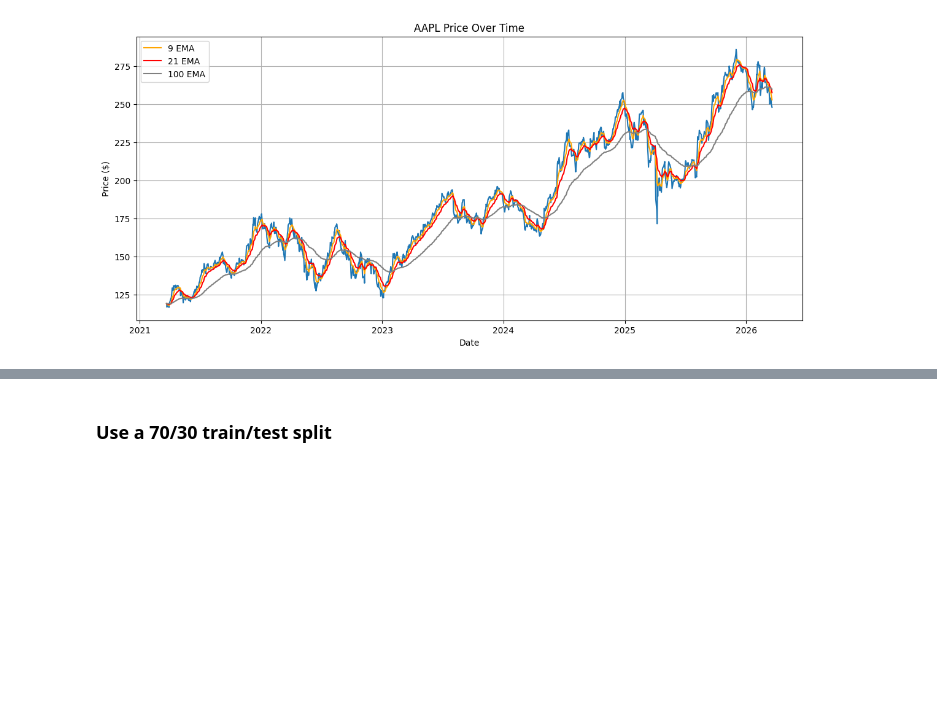
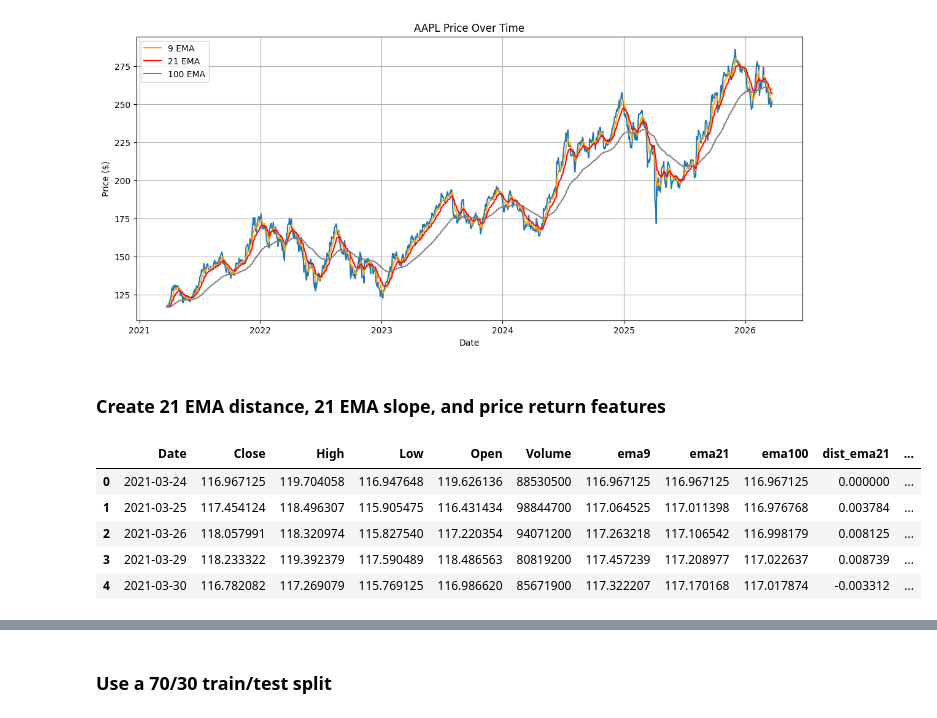
Before and after one commit to garyjli/price-predictor, a Jupyter notebook: LSTM.ipynb, the cells around one changed output, grey strips where cells are left out. Cells and saved outputs as stored; diff of their text form; code cells hidden in the pictures; blank space fills up the shorter version.

```diff
--- a/LSTM.ipynb
+++ b/LSTM.ipynb
@@ -73,3 +73,17 @@ plt.legend()
 # %% [output]
 <matplotlib.legend.Legend at 0x...>
 [figure]
+# %% [markdown]
+### Create 21 EMA distance, 21 EMA slope, and price return features
+# %%
+df["dist_ema21"] = (df["Close"] - df["ema21"]) / df["ema21"]
+df["slope_ema21"] = df["ema21"].diff()
+df["return"] = df["Close"].pct_change()
+df.head()
+# %% [output]
+|  | Date | Close | High | Low | Open | Volume | ema9 | ema21 | ema100 | dist_ema21 | ... |
+| 0 | 2021-03-24 | 116.967125 | 119.704058 | 116.947648 | 119.626136 | 88530500 | 116.967125 | 116.967125 | 116.967125 | 0.000000 | ... |
+| 1 | 2021-03-25 | 117.454124 | 118.496307 | 115.905475 | 116.431434 | 98844700 | 117.064525 | 117.011398 | 116.976768 | 0.003784 | ... |
+| 2 | 2021-03-26 | 118.057991 | 118.320974 | 115.827540 | 117.220354 | 94071200 | 117.263218 | 117.106542 | 116.998179 | 0.008125 | ... |
+| 3 | 2021-03-29 | 118.233322 | 119.392379 | 117.590489 | 118.486563 | 80819200 | 117.457239 | 117.208977 | 117.022637 | 0.008739 | ... |
+| 4 | 2021-03-30 | 116.782082 | 117.269079 | 115.769125 | 116.986620 | 85671900 | 117.322207 | 117.170168 | 117.017874 | -0.003312 | ... |
```
Also changed, not shown: parts of 16 cells of this notebook, 2 other files.
